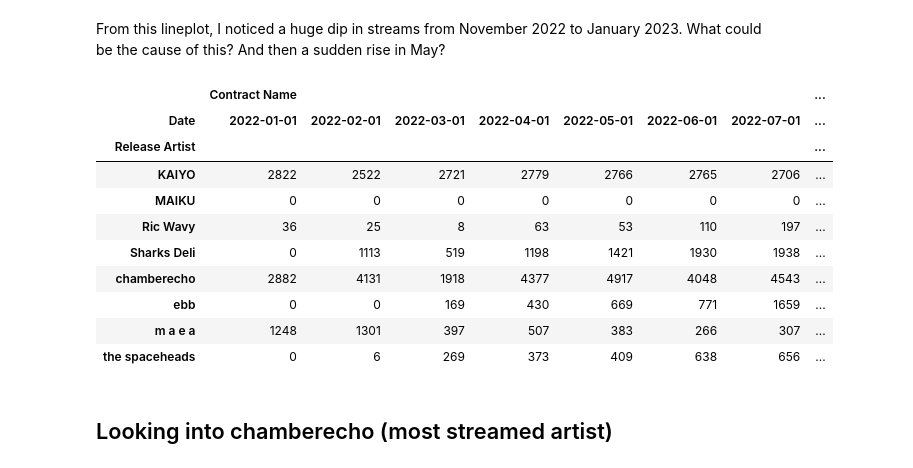
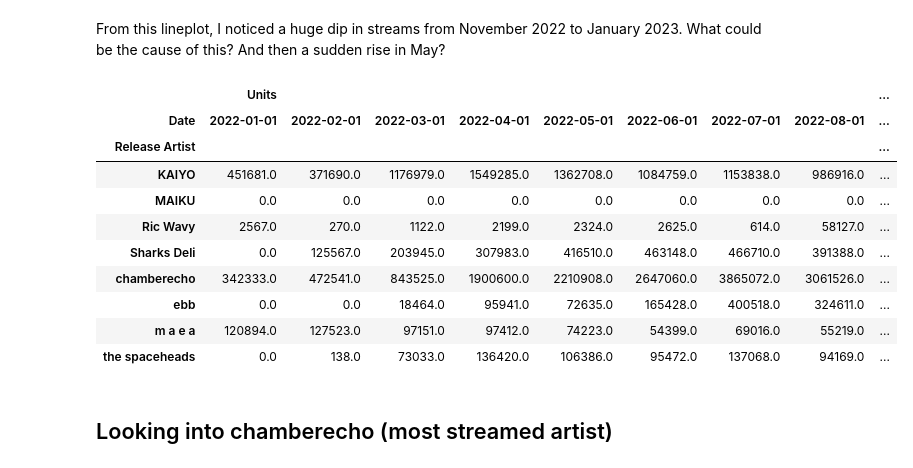
Before and after one commit to kloeyap/ybell-data-analysis, a Jupyter notebook: analysis/gen-analysis.ipynb, the cells around one changed output. Saved outputs shown, nothing was run; the diff lists cells and outputs as text; code cells hidden in the pictures.

```diff
--- a/analysis/gen-analysis.ipynb
+++ b/analysis/gen-analysis.ipynb
@@ -24,0 +54,8 @@ data
+# %%
+def extract_artist(row):
+    if pd.isna(row['Release Artist']):
+        return row['Contract Name'].split(' (')[0]
+    return row['Release Artist']
+
+
+data['Release Artist'] = data.apply(extract_artist, axis=1)
@@ -175,20 +284,20 @@ s
 # %% [markdown]
 From this lineplot, I noticed a huge dip in streams from November 2022 to January 2023. What could be the cause of this? And then a sudden rise in May?
 # %%
-stream_counts = data.groupby(['Release Artist', 'Date'])[['Contract Name']].count().unstack(fill_value=0)
+stream_counts = data.groupby(['Release Artist', 'Date'])[['Units']].sum().unstack(fill_value=0)
 stream_counts
 # %% [output]
-|  | Contract Name |  |  |  |  |  |  | ... |
-| Date | 2022-01-01 | 2022-02-01 | 2022-03-01 | 2022-04-01 | 2022-05-01 | 2022-06-01 | 2022-07-01 | ... |
-| Release Artist |  |  |  |  |  |  |  | ... |
-| KAIYO | 2822 | 2522 | 2721 | 2779 | 2766 | 2765 | 2706 | ... |
-| MAIKU | 0 | 0 | 0 | 0 | 0 | 0 | 0 | ... |
-| Ric Wavy | 36 | 25 | 8 | 63 | 53 | 110 | 197 | ... |
-| Sharks Deli | 0 | 1113 | 519 | 1198 | 1421 | 1930 | 1938 | ... |
-| chamberecho | 2882 | 4131 | 1918 | 4377 | 4917 | 4048 | 4543 | ... |
-| ebb | 0 | 0 | 169 | 430 | 669 | 771 | 1659 | ... |
-| m a e a | 1248 | 1301 | 397 | 507 | 383 | 266 | 307 | ... |
-| the spaceheads | 0 | 6 | 269 | 373 | 409 | 638 | 656 | ... |
+|  | Units |  |  |  |  |  |  |  | ... |
+| Date | 2022-01-01 | 2022-02-01 | 2022-03-01 | 2022-04-01 | 2022-05-01 | 2022-06-01 | 2022-07-01 | 2022-08-01 | ... |
+| Release Artist |  |  |  |  |  |  |  |  | ... |
+| KAIYO | 451681.0 | 371690.0 | 1176979.0 | 1549285.0 | 1362708.0 | 1084759.0 | 1153838.0 | 986916.0 | ... |
+| MAIKU | 0.0 | 0.0 | 0.0 | 0.0 | 0.0 | 0.0 | 0.0 | 0.0 | ... |
+| Ric Wavy | 2567.0 | 270.0 | 1122.0 | 2199.0 | 2324.0 | 2625.0 | 614.0 | 58127.0 | ... |
+| Sharks Deli | 0.0 | 125567.0 | 203945.0 | 307983.0 | 416510.0 | 463148.0 | 466710.0 | 391388.0 | ... |
+| chamberecho | 342333.0 | 472541.0 | 843525.0 | 1900600.0 | 2210908.0 | 2647060.0 | 3865072.0 | 3061526.0 | ... |
+| ebb | 0.0 | 0.0 | 18464.0 | 95941.0 | 72635.0 | 165428.0 | 400518.0 | 324611.0 | ... |
+| m a e a | 120894.0 | 127523.0 | 97151.0 | 97412.0 | 74223.0 | 54399.0 | 69016.0 | 55219.0 | ... |
+| the spaceheads | 0.0 | 138.0 | 73033.0 | 136420.0 | 106386.0 | 95472.0 | 137068.0 | 94169.0 | ... |
 # %% [markdown]
 ## Looking into chamberecho (most streamed artist)
 # %%
```
Also changed, not shown: parts of 39 cells of this notebook.
